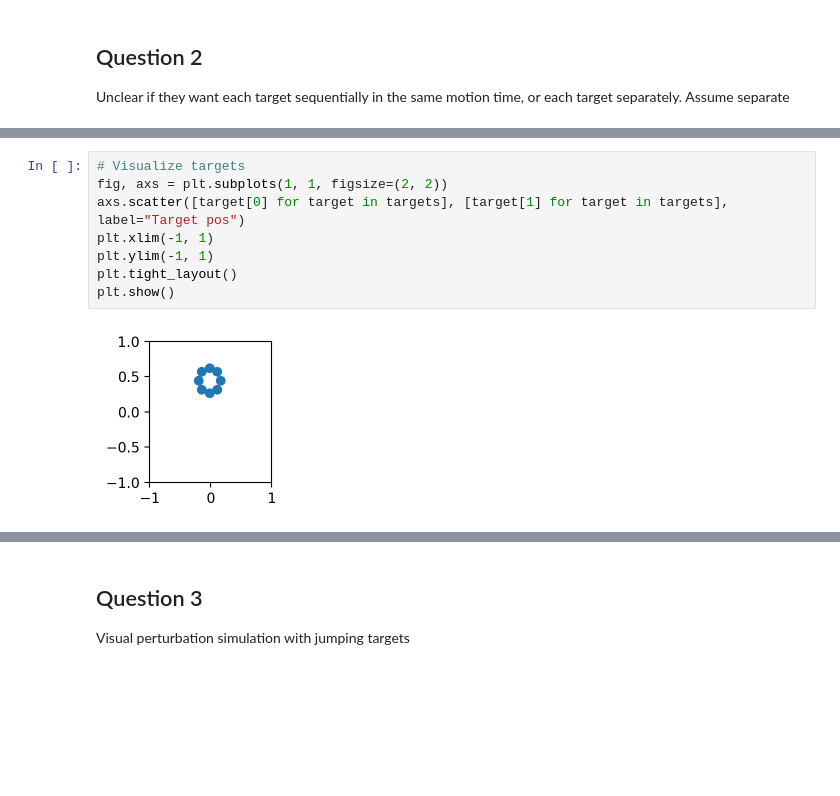
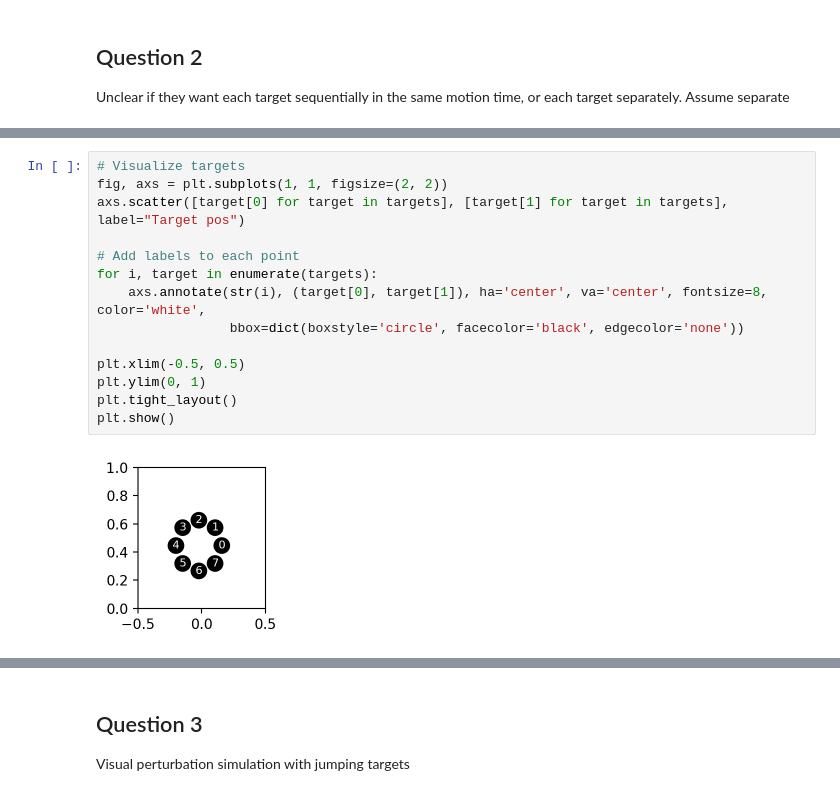
Before and after one commit to Nachtraven/LGBIO2072_Stochastic-Optimal-Control, a Jupyter notebook: LGBIO2072_Project_I.ipynb, the cells around one changed output, grey strips where cells are left out. Drawn from its saved outputs; the diff is of its cells as text; blank space fills up the shorter version.

```diff
--- a/LGBIO2072_Project_I.ipynb
+++ b/LGBIO2072_Project_I.ipynb
@@ -323,10 +323,16 @@ for angle_pair in joint_angles:
 # %%
 # Visualize targets
 fig, axs = plt.subplots(1, 1, figsize=(2, 2))
 axs.scatter([target[0] for target in targets], [target[1] for target in targets], label="Target pos")
-plt.xlim(-1, 1)
-plt.ylim(-1, 1)
+
+# Add labels to each point
+for i, target in enumerate(targets):
+    axs.annotate(str(i), (target[0], target[1]), ha='center', va='center', fontsize=8, color='white',
+                 bbox=dict(boxstyle='circle', facecolor='black', edgecolor='none'))
+
+plt.xlim(-0.5, 0.5)
+plt.ylim(0, 1)
 plt.tight_layout()
 plt.show()
 # %% [output]
-[figure, old version]
+[figure, new version]
```
Also changed, not shown: parts of 19 cells of this notebook.
